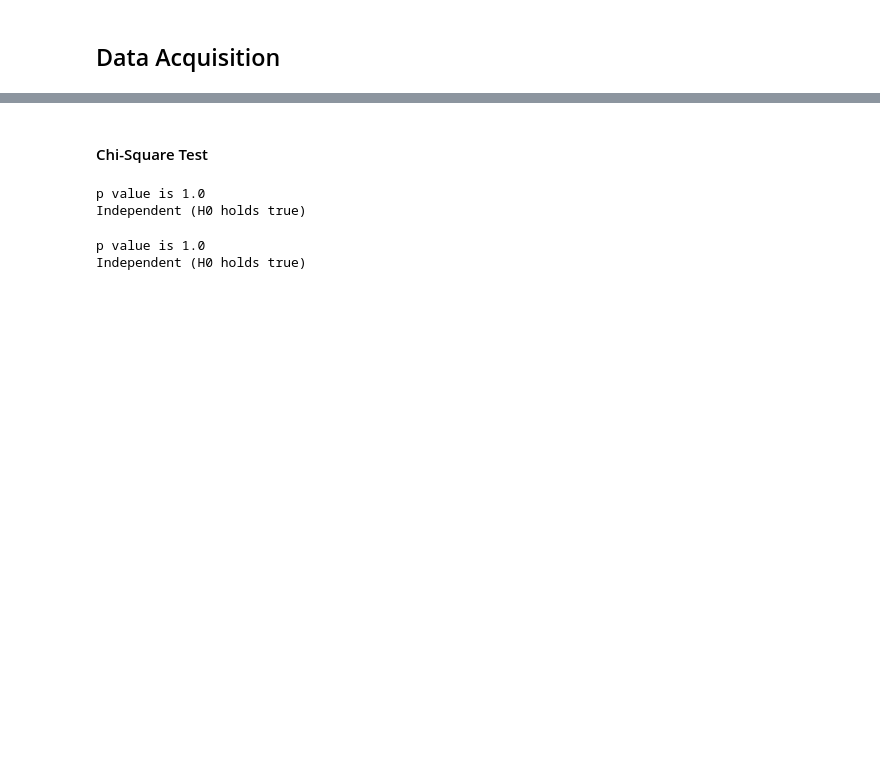
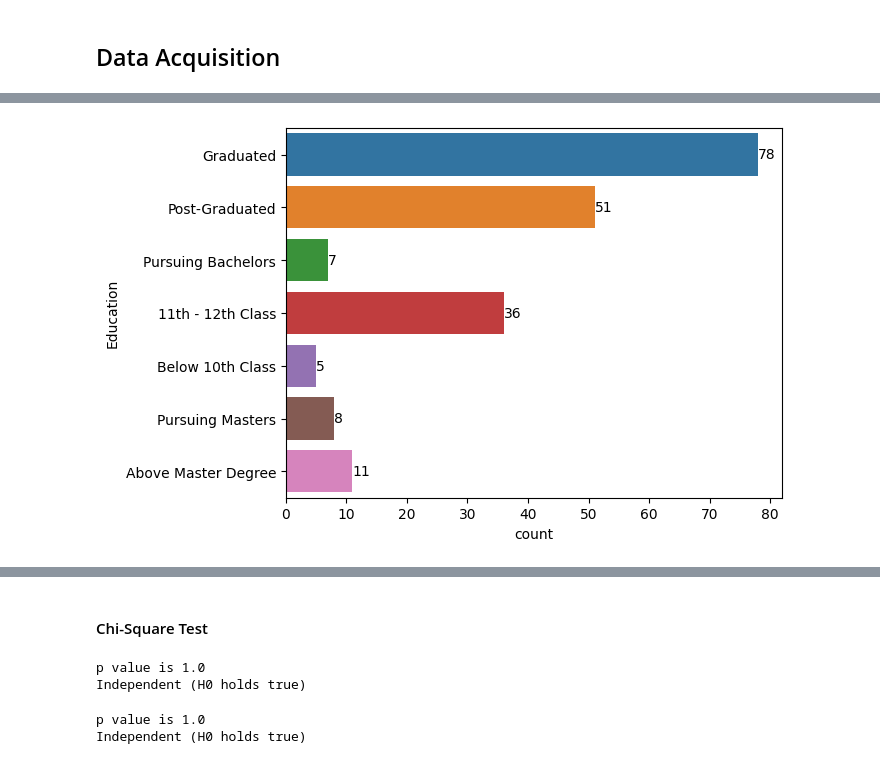
Before and after one commit to NehaKoppikar/OnlineShopping_ResearchPaper, a Jupyter notebook: Analysis_OnlineShopping_ResearchPaper.ipynb, the cells around one changed output, grey strips where cells are left out. Cells and saved outputs as stored; diff of their text form; code cells hidden in the pictures; blank space fills up the shorter version.

```diff
--- a/Analysis_OnlineShopping_ResearchPaper.ipynb
+++ b/Analysis_OnlineShopping_ResearchPaper.ipynb
@@ -73,0 +92,7 @@ memory usage: 21.6+ KB
+# %%
+ax = sns.countplot(post_covid_data, y="Education")
+for label in ax.containers:
+    ax.bar_label(label)
+plt.show()
+# %% [output]
+[figure, added]
```
Also changed, not shown: parts of 20 cells of this notebook.
